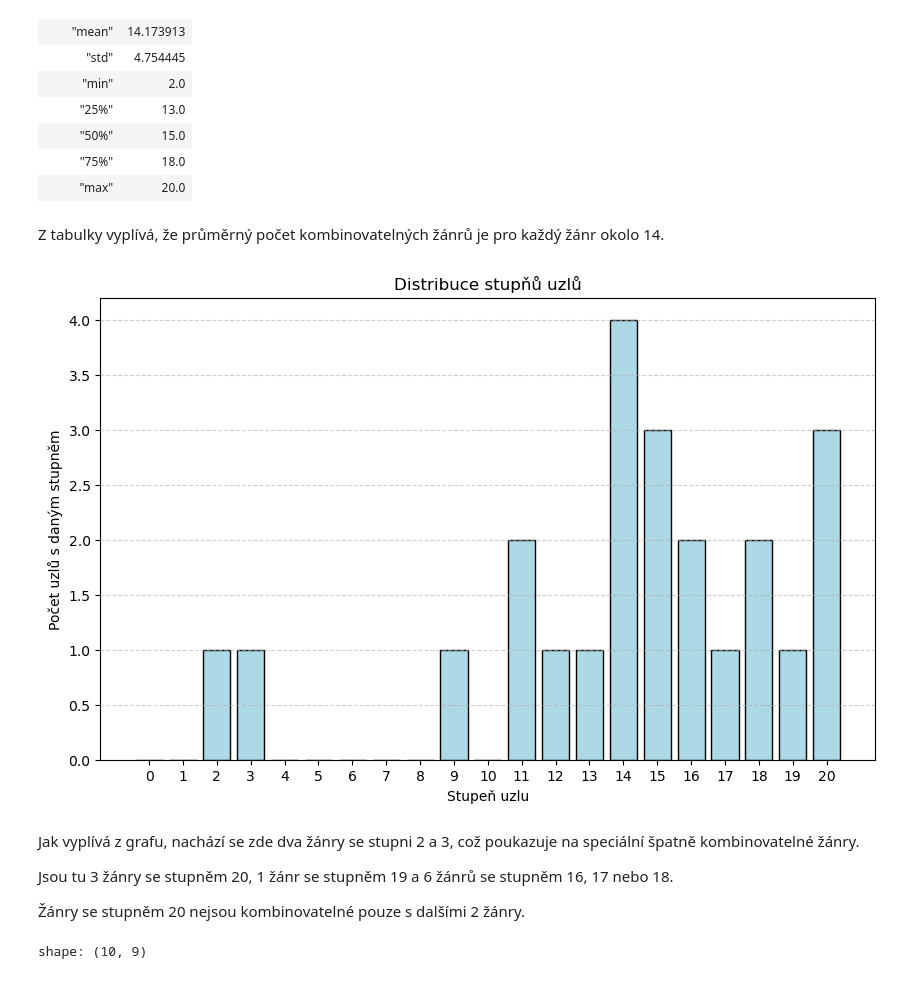
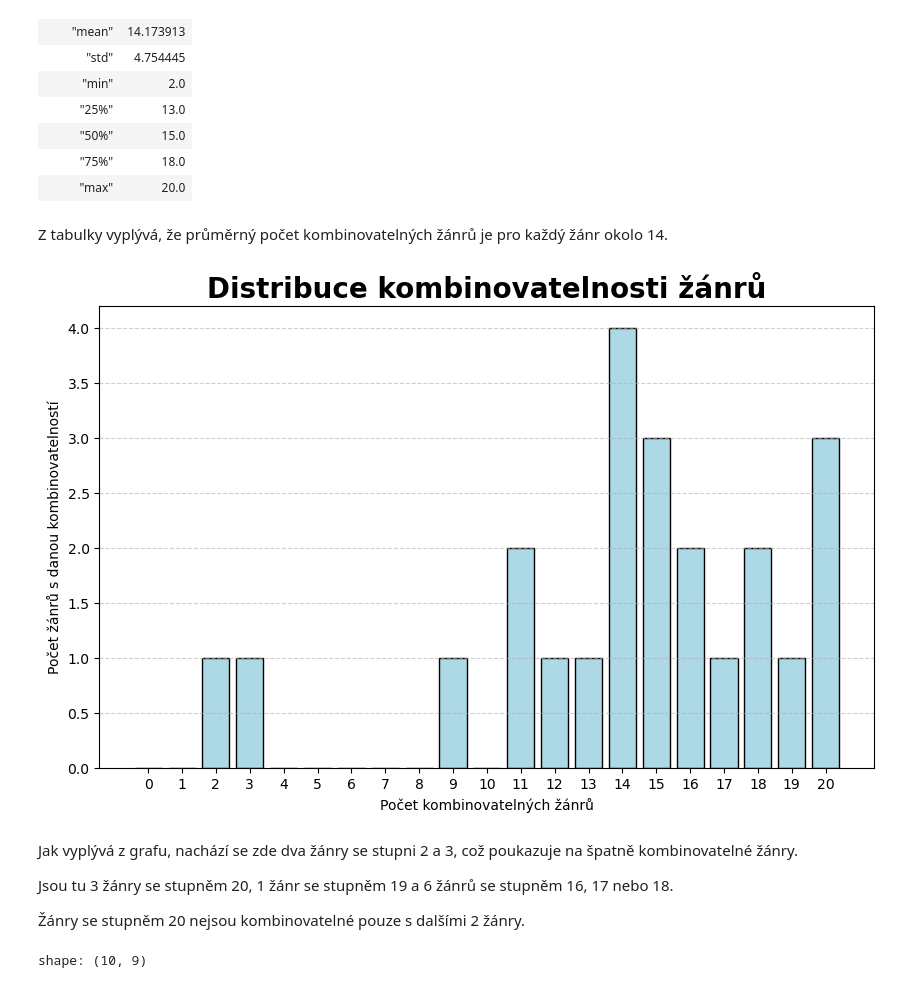
Before and after one commit to Jindrich8/Actors_and_films_analysis, a Jupyter notebook: actors_films.ipynb, the cells around one changed output. Cells and saved outputs as stored; diff of their text form; code cells hidden in the pictures.

```diff
--- a/actors_films.ipynb
+++ b/actors_films.ipynb
@@ -559,5 +561,4 @@ mpl.draw_graph(G_actors,
 # %%
-mgu = importlib.reload(mgu)
 g_actors_cliques_sorted = sorted(nx.find_cliques(G_actors), key=len, reverse=True)
 df_g_actors_metrics = mgu.get_graph_metrics_df(G_actors,cliques=g_actors_cliques_sorted,weight_key='weight')
 # %%
@@ -580,11 +583,6 @@ Z výše uvedeného lze relativně bezpečně usoudit, že daná síť splňuje
 
 Jedná se tedy o hustě propojenou (0,16) síť bez jakýchkoliv mostů či artikulací.
 # %%
-import importlib
-
-
-
-mgu = importlib.reload(mgu)
 df_g_actors_node_metrics = mgu.get_nodes_metrics_df(
     G_actors,
     g_actors_cliques_sorted,
@@ -980,8 +977,6 @@ Zde byl nejvíce patrný vliv velkých filmových sérií (hlavně Harry Potter
 # %% [markdown]
 #### Předběžná analýza
 # %%
-mgu=importlib.reload(mgu)
-import mylib.graph_utils as mgu
 G_genres = nxbp.weighted_projected_graph(
     G.subgraph(genre_nodes+film_nodes),
     genre_nodes)
@@ -1126,20 +1125,20 @@ Imformace o kombinovatelnosti žánrů
 | "75%" | 18.0 |
 | "max" | 20.0 |
 # %% [markdown]
-Z tabulky vyplívá, že průměrný počet kombinovatelných žánrů je pro každý žánr okolo 14.
+Z tabulky vyplývá, že průměrný počet kombinovatelných žánrů je pro každý žánr okolo 14.
 # %%
 mpl.plot_bar(
     x=full_counts['degree'].to_list(),
     height=full_counts['count'].to_list(),
-    xlabel="Stupeň uzlu",
-    ylabel="Počet uzlů s daným stupněm",
-    title="Distribuce stupňů uzlů",
+    xlabel="Počet kombinovatelných žánrů",
+    ylabel="Počet žánrů s danou kombinovatelností",
+    title="Distribuce kombinovatelnosti žánrů",
     xticks=range(full_counts.height)
 )
 # %% [output]
-[figure, old version]
+[figure, new version]
 # %% [markdown]
-Jak vyplívá z grafu, nachází se zde dva žánry se stupni 2 a 3, což poukazuje na speciální špatně kombinovatelné žánry.
+Jak vyplývá z grafu, nachází se zde dva žánry se stupni 2 a 3, což poukazuje na špatně kombinovatelné žánry.
 
 Jsou tu 3 žánry se stupněm 20, 1 žánr se stupněm 19 a 6 žánrů se stupněm 16, 17 nebo 18.
 
```
Also changed, not shown: parts of 28 cells of this notebook.
